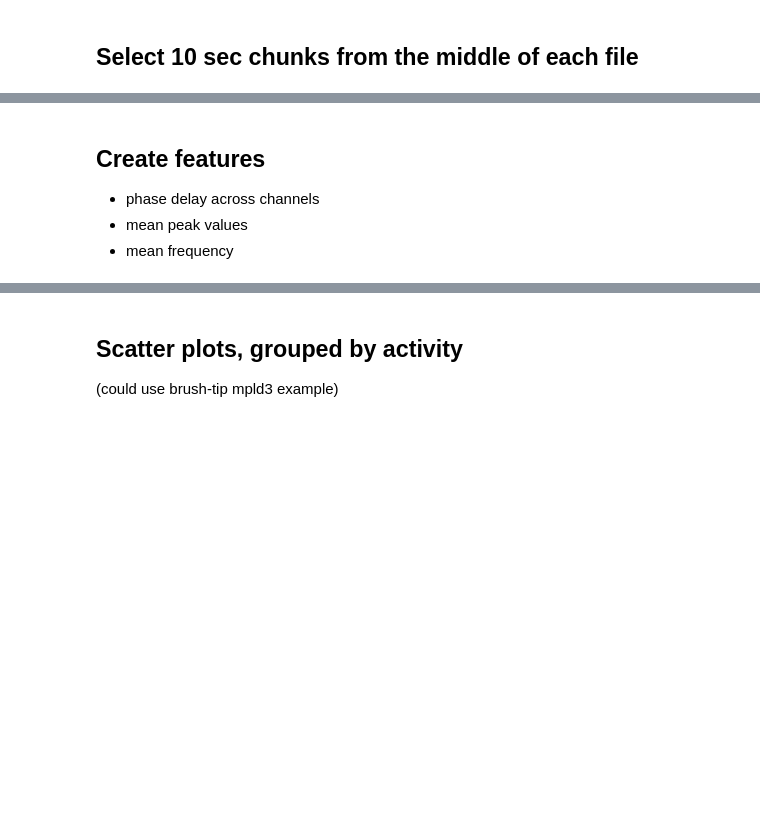
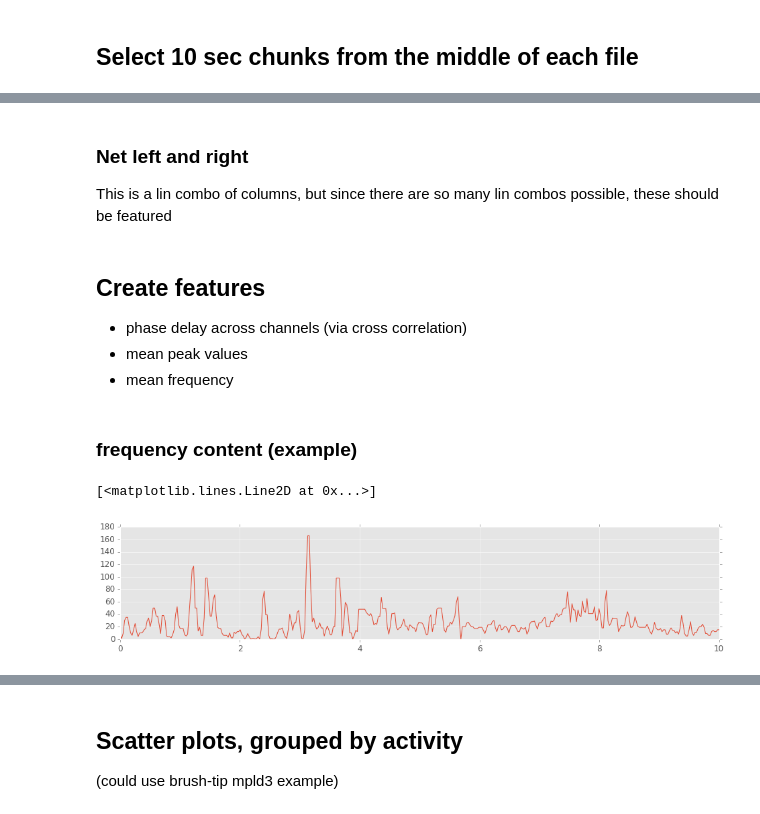
Before and after one commit to Saynah/AthosPy, a Jupyter notebook: data_characterization.ipynb, the cells around one changed output, grey strips where cells are left out. Saved outputs shown, nothing was run; the diff lists cells and outputs as text; code cells hidden in the pictures; blank space fills up the shorter version.

```diff
--- a/data_characterization.ipynb
+++ b/data_characterization.ipynb
@@ -61,2 +127,15 @@ fp.replace
 # %% [markdown]
 ## Select 10 sec chunks from the middle of each file
+# %%
+n_sec = 10
+
+df_dict = {}
+for fname in df47.index:
+    df = fop.load_emg_df(DATA_DIR + fname)
+
+    n_samp = 40 * n_sec
+    i_mid = df.shape[0] / 2
+    i_start = i_mid - n_samp/2
+    i_end = i_mid + n_samp/2
+
+    df_dict[fname] = df.iloc[i_start:i_end]
@@ -69 +153,9 @@ fp.replace
 * net left and right side (bad idea to use linear combinations?)
+# %%
+win = 10
+blah = df47[df47.Exercise=='Stairs'].index[0:5] # stairs is a distinct one
+blah = df47.index
+
+mpl.rc('figure', figsize=[16, 3])
+
+len(blah)
@@ -69,0 +196,3 @@ fp.replace
+# %% [markdown]
+### Net left and right
+This is a lin combo of columns, but since there are so many lin combos possible, these should be featured
@@ -70,5 +208,19 @@ fp.replace
 # %% [markdown]
 ## Create features
-* phase delay across channels
+* phase delay across channels (via cross correlation)
 * mean peak values
 * mean frequency
+# %% [markdown]
+### frequency content (example)
+# %%
+signal = df_dict[blah[0]].RVL.values # o
+# signal = df_dict[blah[0]].values
+
+fs = 40
+len_sig = len(signal)
+t = np.linspace(0, len_sig/fs, len_sig)
+
+plt.plot(t, signal);
+# %% [output]
+[<matplotlib.lines.Line2D at 0x...>]
+[figure, added]
```
Also changed, not shown: parts of 68 cells of this notebook, 4 other files.
